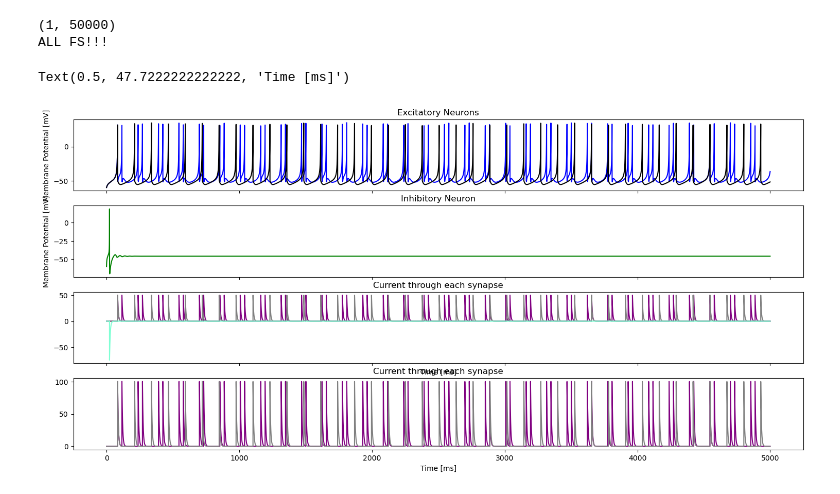
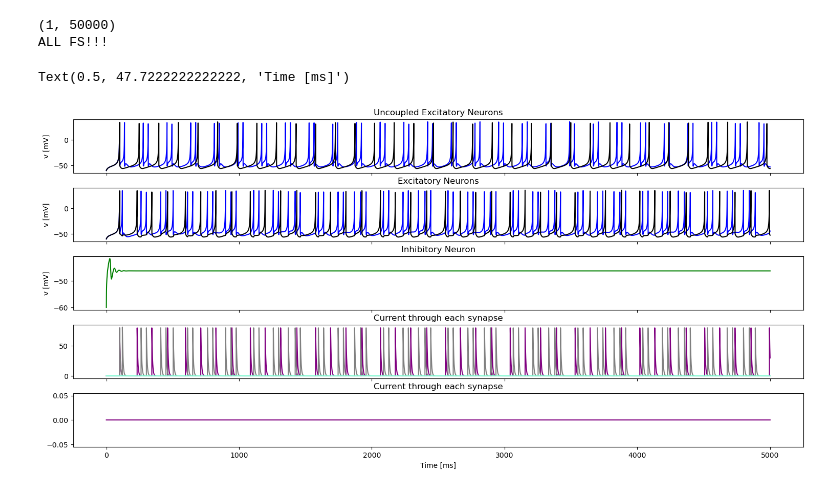
Before and after one commit to liammcs10/AQUA_project, a Jupyter notebook: micro-circuit/excitatory-inhibitory.ipynb, the cells around one changed output. Cells and saved outputs as stored; diff of their text form; code cells hidden in the pictures.

Commit message:
Fix synapses in micro-circuits and initial testing

```diff
--- a/micro-circuit/excitatory-inhibitory.ipynb
+++ b/micro-circuit/excitatory-inhibitory.ipynb
@@ -368,29 +230,33 @@ ALL FS!!!
 # %%
 ### Plot the outputs
 # Need some systematic way of analysing the outputs
 
-fig, ax = plt.subplots(4, 1, figsize = (15, 7), sharex = True)
+fig, ax = plt.subplots(5, 1, figsize = (15, 7), sharex = True)
 fig.tight_layout()
 
-ax[0].plot(M_v_E.t/ms, M_v_E.v[0], c = 'blue', label = 'autaptic neuron')
-ax[0].plot(M_v_E.t/ms, M_v_E.v[1], c = 'black', label = 'non-autaptic neuron')
-ax[0].set_title('Excitatory Neurons')
-ax[0].set_ylabel('Membrane Potential [mV]')
+ax[0].plot(M_uncoupled.t/ms, M_uncoupled.v[0], c = 'blue', label = 'autaptic neuron')
+ax[0].plot(M_uncoupled.t/ms, M_uncoupled.v[1], c = 'black', label = 'non-autaptic neuron')
+ax[0].set_title('Uncoupled Excitatory Neurons')
+ax[0].set_ylabel('v [mV]')
 
-ax[1].plot(M_v_I.t/ms, M_v_I.v[0], c = 'green', label = 'inhibitory neuron')
-ax[1].set_title('Inhibitory Neuron')
-ax[1].set_ylabel('Membrane Potential [mV]')
+ax[1].plot(M_v_E.t/ms, M_v_E.v[0], c = 'blue', label = 'autaptic neuron')
+ax[1].plot(M_v_E.t/ms, M_v_E.v[1], c = 'black', label = 'non-autaptic neuron')
+ax[1].set_title('Excitatory Neurons')
+ax[1].set_ylabel('v [mV]')
 
-ax[2].plot(M_syn_E.t/ms, M_syn_E.I_syn[0], c = 'purple', label = 'E1 -> E2')
-ax[2].plot(M_syn_E.t/ms, M_syn_E.I_syn[1], c = 'gray', label = 'E2 -> E1')
-ax[2].plot(M_syn_IE.t/ms, M_syn_IE.I_syn[0], c = 'aquamarine', label = 'I -> E1/E2')
-ax[2].set_title('Current through each synapse')
-ax[2].set_xlabel('Time [ms]')
+ax[2].plot(M_v_I.t/ms, M_v_I.v[0], c = 'green', label = 'inhibitory neuron')
+ax[2].set_title('Inhibitory Neuron')
+ax[2].set_ylabel('v [mV]')
 
-ax[3].plot(M_syn_EI.t/ms, M_syn_EI.I_syn[0], c = 'purple', label = 'E1 -> I')
-ax[3].plot(M_syn_EI.t/ms, M_syn_EI.I_syn[1], c = 'gray', label = 'E2 -> I')
+ax[3].plot(M_v_E.t/ms, M_v_E.Syn_exc[0], c = 'purple', label = 'E1 -> E2')
+ax[3].plot(M_v_E.t/ms, M_v_E.Syn_exc[1], c = 'gray', label = 'E2 -> E1')
+ax[3].plot(M_v_E.t/ms, M_v_E.Syn_inh[0], c = 'aquamarine', label = 'I -> E1/E2')
 ax[3].set_title('Current through each synapse')
-ax[3].set_xlabel('Time [ms]')
+
+ax[4].plot(M_v_I.t/ms, M_v_I.Syn_exc[0], c = 'purple', label = 'E1/E2 -> I')
+#ax[3].plot(M_v_I.t/ms, M_v_I.Syn_exc[1], c = 'gray', label = 'E2 -> I')
+ax[4].set_title('Current through each synapse')
+ax[4].set_xlabel('Time [ms]')
 # %% [output]
 Text(0.5, 47.7222222222222, 'Time [ms]')
-[figure, old version]
+[figure, new version]
```
Also changed, not shown: parts of 7 cells of this notebook, 1 other file.
